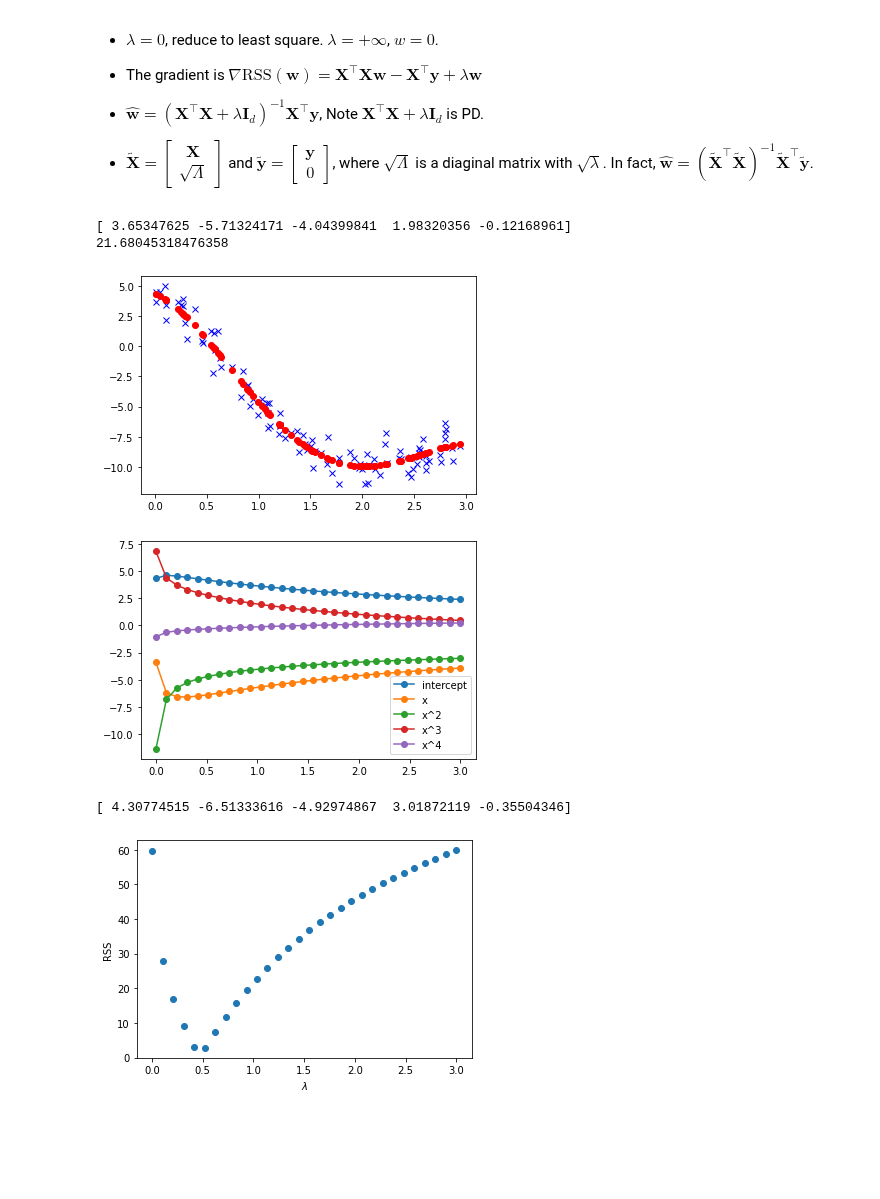
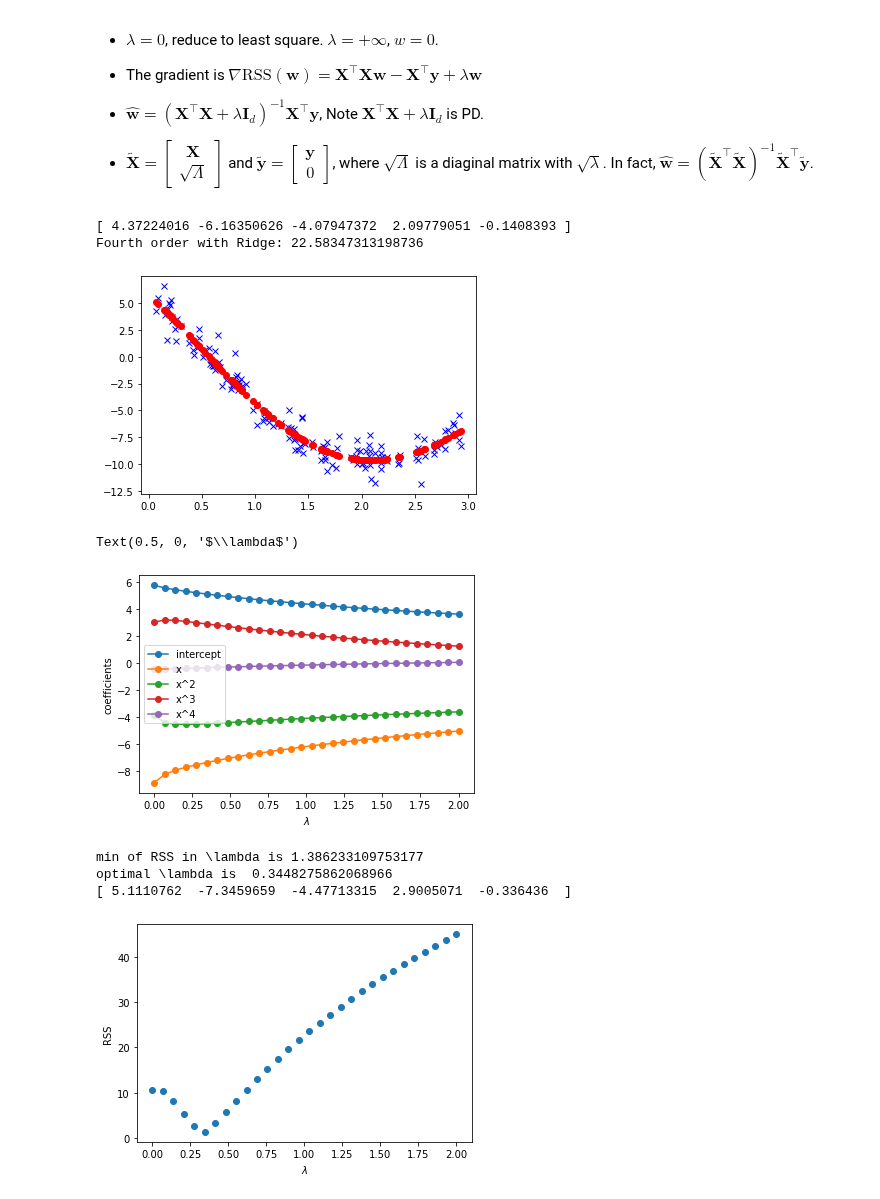
Before and after one commit to yexf308/MachineLearning, a Jupyter notebook: 5_regession1.ipynb, the cells around one changed output. Cells and saved outputs as stored; diff of their text form; code cells hidden in the pictures; blank space fills up the shorter version.

```diff
--- a/5_regession1.ipynb
+++ b/5_regession1.ipynb
@@ -62,8 +60,9 @@ Populating the interactive namespace from numpy and matplotlib
 [interactive output not drawn]
 # %%
+random.seed(3)
 
 # generate sample with error
-x = 3 * random.rand(100) # between 0 and 3
+x = 3 * random.rand(150) # between 0 and 3
 e = 1 * random.randn(x.size) # noise
 #y = (0.1*x**3 + 0.5*x**2 + 2*x + 1) + e;  plot(x,y,'bo');
 y = 10*cos(x+1) + e;  plot(x,y,'bx');
@@ -264,52 +270,58 @@ w4_tilde    = linalg.solve(r, q.T.dot(y_tilde))
 print(w4_tilde)
 
 yHat4_tilde_test = X4_test.dot(w4_tilde)
-print(RSS(y_test - yHat4_tilde_test))
+print('Fourth order with Ridge:', RSS(y_test - yHat4_tilde_test))
 
 # verify with the matrix inverse (you should not use this method)
 #Xpinv = inv(X4.T.dot(X4)+diag(ones(5)*l)).dot(X4.T)
 #w = Xpinv.dot(y)
 #print(w)
 # %% [output]
-[ 3.65347625 -5.71324171 -4.04399841  1.98320356 -0.12168961]
-21.68045318476358
+[ 4.37224016 -6.16350626 -4.07947372  2.09779051 -0.1408393 ]
+Fourth order with Ridge: 22.58347313198736
-[figure, old version]
+[figure, new version]
 # %%
 # how does these coefficient behave with the choice of lambda
 
-l_span   = linspace(0,3,30)
+l_span   = linspace(0,2,30)
 w4_store = zeros((30, 5))
 error_store = zeros(30)
 
 for index in range(len(l_span)):
   l         = l_span[index]
   sq_Lambda = diag(ones(5)*sqrt(l))
   X4_tilde  = np.vstack([X4, sq_Lambda])
   y_tilde   = append(y, zeros(5))
   q, r       = linalg.qr(X4_tilde);
   w4_tilde    = linalg.solve(r, q.T.dot(y_tilde))
   w4_store[index,:] = w4_tilde
   yHat4_tilde_test = X4_test.dot(w4_tilde)
   error_store[index] = RSS(y_test - yHat4_tilde_test)
 
 
 fig, ax = plt.subplots()
 ax.plot(l_span, w4_store[:,0],'-o',label='intercept')
 ax.plot(l_span, w4_store[:,1],'-o',label='x')
 ax.plot(l_span, w4_store[:,2],'-o',label='x^2')
 ax.plot(l_span, w4_store[:,3],'-o',label='x^3')
 ax.plot(l_span, w4_store[:,4],'-o',label='x^4')
 leg = ax.legend();
+ylabel('coefficients')
+xlabel('$\lambda$')
 # %% [output]
+Text(0.5, 0, '$\\lambda$')
-[figure, old version]
+[figure, new version]
 # %%
 
 fig, ax = plt.subplots()
 ax.scatter(l_span, error_store)
 ylabel('RSS')
 xlabel('$\lambda$')
-
-print(w4_store[4,:])
+print('min of RSS in \lambda is', min(error_store)) # note with
+print('optimal \lambda is ', l_span[argmin(error_store)])
+print(w4_store[argmin(error_store),:])
 # %% [output]
-[ 4.30774515 -6.51333616 -4.92974867  3.01872119 -0.35504346]
+min of RSS in \lambda is 1.386233109753177
+optimal \lambda is  0.3448275862068966
+[ 5.1110762  -7.3459659  -4.47713315  2.9005071  -0.336436  ]
-[figure, old version]
+[figure, new version]
```
Also changed, not shown: parts of 9 cells of this notebook.
